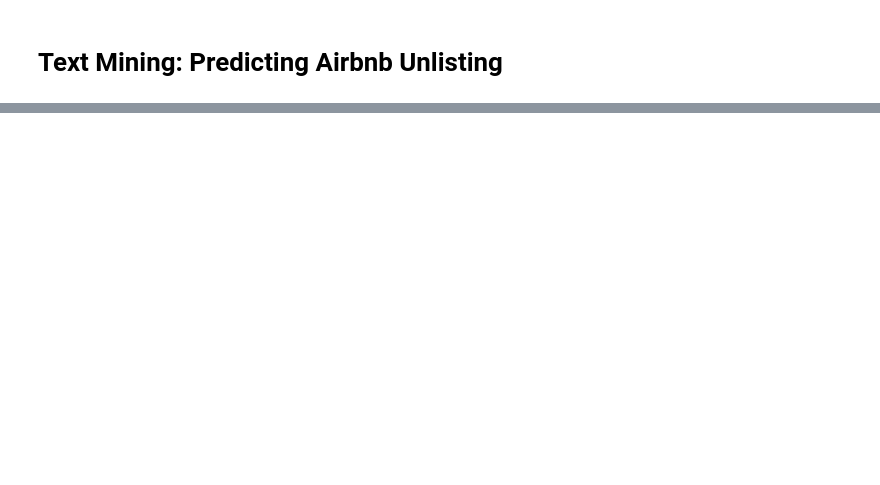
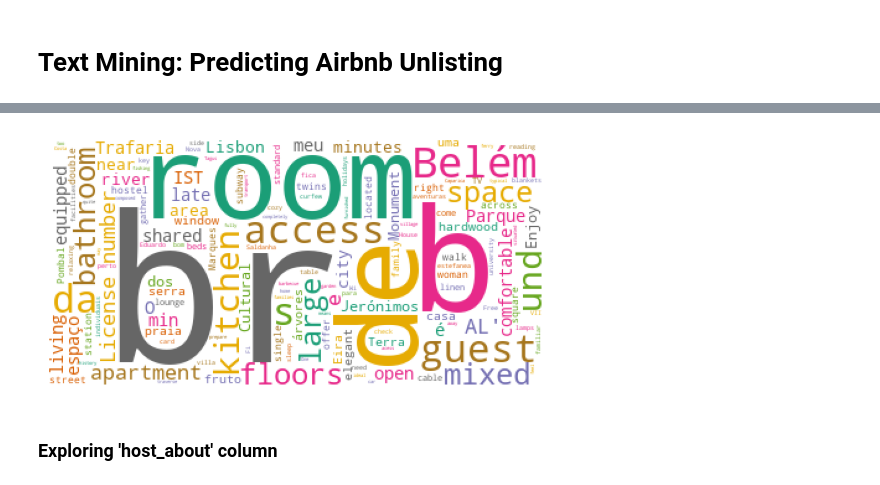
Before and after one commit to iryna-savchuk/TM_project, a Jupyter notebook: NLP_17.ipynb, the cells around one changed output, grey strips where cells are left out. Drawn from its saved outputs; the diff is of its cells as text; code cells hidden in the pictures; blank space fills up the shorter version.

```diff
--- a/NLP_17.ipynb
+++ b/NLP_17.ipynb
@@ -31,0 +110,14 @@ from sklearn.metrics import classification_report, confusion_matrix
+# %%
+wordcloud = WordCloud(
+    background_color='white',
+    max_words=500,
+    colormap='Dark2',
+    contour_width=4).generate(str(df_train_raw['description'].values))
+
+plt.imshow(wordcloud)
+plt.axis("off")
+plt.show()
+# %% [output]
+[figure, added]
+# %% [markdown]
+### Exploring 'host_about' column
```
Also changed, not shown: parts of 26 cells of this notebook.
